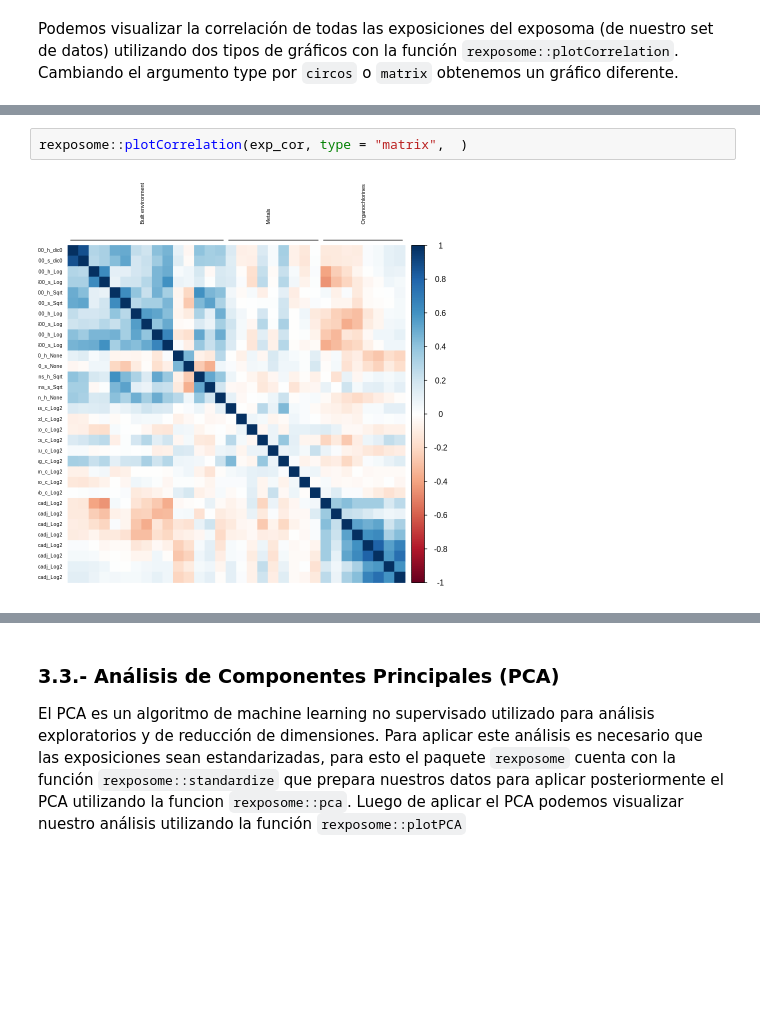
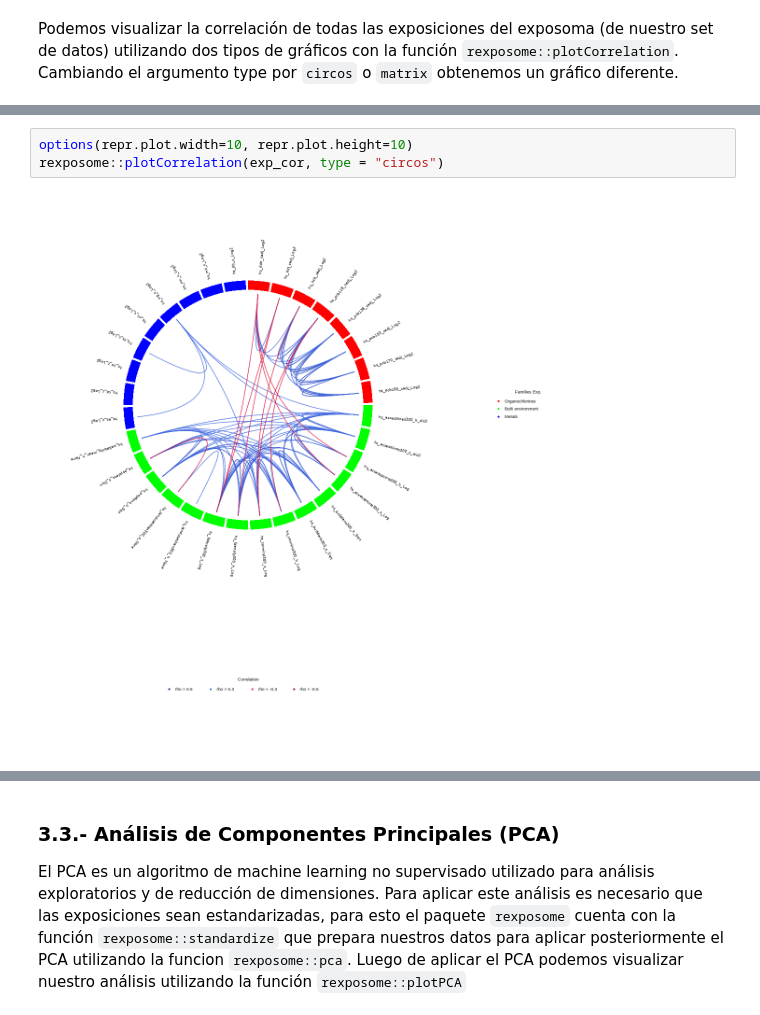
Before and after one commit to alldominguez/ISGlobal.sesion4.Exposoma, a Jupyter notebook: curso_exposoma_modulo_4.ipynb, the cells around one changed output, grey strips where cells are left out. Cells and saved outputs as stored; diff of their text form; blank space fills up the shorter version.

```diff
--- a/curso_exposoma_modulo_4.ipynb
+++ b/curso_exposoma_modulo_4.ipynb
@@ -810,4 +726,5 @@ rexposome::plotCorrelation(exp_cor, type = "circos")
-# %%
-rexposome::plotCorrelation(exp_cor, type = "matrix",  )
-# %% [output]
-[figure, removed]
+# %%
+options(repr.plot.width=10, repr.plot.height=10)
+rexposome::plotCorrelation(exp_cor, type = "circos")
+# %% [output]
+[figure, added]
```
Also changed, not shown: parts of 28 cells of this notebook.
